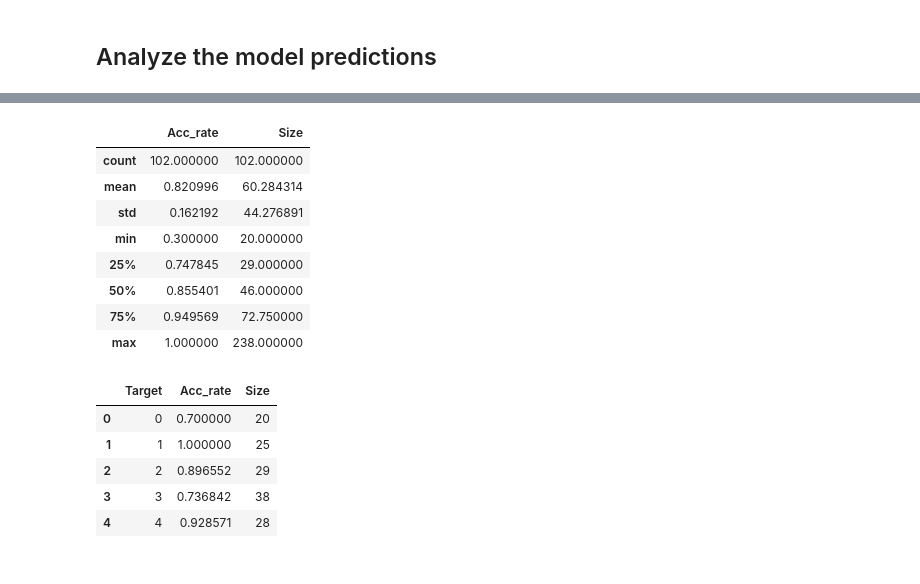
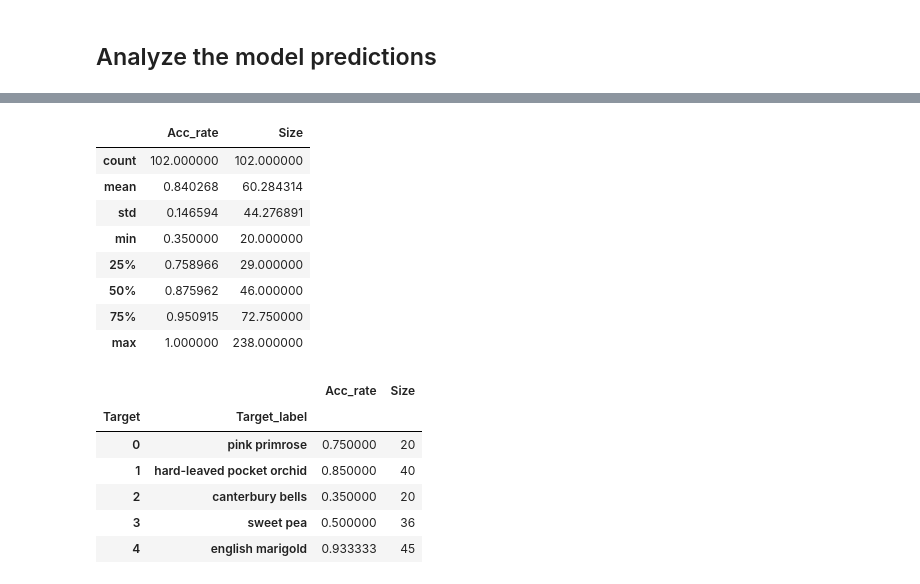
Before and after one commit to hanh-nguyen/flowers, a Jupyter notebook: ResNet_weights.ipynb, the cells around one changed output, grey strips where cells are left out. Drawn from its saved outputs; the diff is of its cells as text; code cells hidden in the pictures.

```diff
--- a/ResNet_weights.ipynb
+++ b/ResNet_weights.ipynb
@@ -20,15 +20,16 @@ import pandas as pd
 ## Load images
 # %%
 def load_dataset(path):
-    data = load_files(path)
-    files = np.array(data['filenames'])
-    targets = np_utils.to_categorical(np.array(data['target']), 102)
-    return files, targets
+    files = load_files(path)
+    targets_int = np.array([int(f.split(os.sep)[4]) for f in files.filenames]) # extract the flower category
+    targets_int -= 1
+    targets_cat = np_utils.to_categorical(targets_int, 102)
+    return files.filenames, targets_int, targets_cat
 
 # load train, test, and validation datasets
-train_files, train_targets = load_dataset('./Data/Datasplit/train')
-valid_files, valid_targets = load_dataset('./Data/Datasplit/valid')
-test_files, test_targets = load_dataset('./Data/Datasplit/test')
+train_files, train_targets_int, train_targets = load_dataset('./Data/Datasplit/train')
+valid_files, valid_targets_int, valid_targets = load_dataset('./Data/Datasplit/valid')
+test_files, test_targets_int, test_targets = load_dataset('./Data/Datasplit/test')
 # %% [markdown]
 ## Convert images to float
 # %%
@@ -122,6 +126,8 @@ flower_preds = [np.argmax(cnn.predict(np.expand_dims(tensor, axis=0), verbose=0)
 # combine the model predictions against the actual labels
 results = pd.DataFrame(list(zip(np.argmax(test_targets, axis=1), flower_preds)), columns =['Target', 'Pred'])
 results['Accuracy'] = (results.Target==results.Pred)*1
+results['Target_label'] = results['Target'].apply(lambda x: labels[x])
+results['Pred_label'] = results['Pred'].apply(lambda x: labels[x])
 # %%
 results.head()
 # %% [output]
@@ -155,26 +149,26 @@ results.describe()
 # %%
 # Create accuracy rate for each category
-summary = results.groupby(['Target'])['Accuracy'].agg(['mean', 'count']).\
+summary = results.groupby(['Target', 'Target_label'])['Accuracy'].agg(['mean', 'count']).\
         rename(columns={'mean':'Acc_rate', 'count':'Size'})
 summary.describe()
 # %% [output]
 |  | Acc_rate | Size |
 | count | 102.000000 | 102.000000 |
-| mean | 0.820996 | 60.284314 |
-| std | 0.162192 | 44.276891 |
-| min | 0.300000 | 20.000000 |
-| 25% | 0.747845 | 29.000000 |
-| 50% | 0.855401 | 46.000000 |
-| 75% | 0.949569 | 72.750000 |
+| mean | 0.840268 | 60.284314 |
+| std | 0.146594 | 44.276891 |
+| min | 0.350000 | 20.000000 |
+| 25% | 0.758966 | 29.000000 |
+| 50% | 0.875962 | 46.000000 |
+| 75% | 0.950915 | 72.750000 |
 | max | 1.000000 | 238.000000 |
 # %%
-summary.reset_index(inplace=True)
 summary.head()
 # %% [output]
-|  | Target | Acc_rate | Size |
-| 0 | 0 | 0.700000 | 20 |
-| 1 | 1 | 1.000000 | 25 |
-| 2 | 2 | 0.896552 | 29 |
-| 3 | 3 | 0.736842 | 38 |
-| 4 | 4 | 0.928571 | 28 |
+|  |  | Acc_rate | Size |
+| Target | Target_label |  |  |
+| 0 | pink primrose | 0.750000 | 20 |
+| 1 | hard-leaved pocket orchid | 0.850000 | 40 |
+| 2 | canterbury bells | 0.350000 | 20 |
+| 3 | sweet pea | 0.500000 | 36 |
+| 4 | english marigold | 0.933333 | 45 |
 # %%
```
Also changed, not shown: parts of 21 cells of this notebook, 1 other file.
